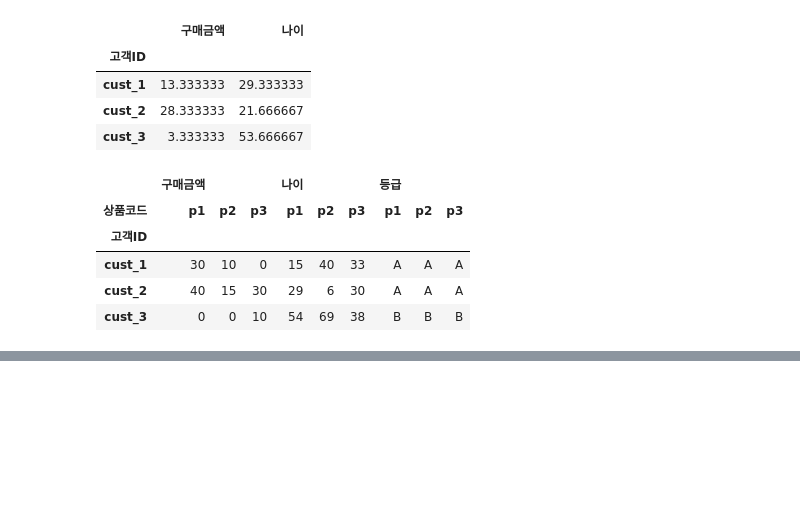
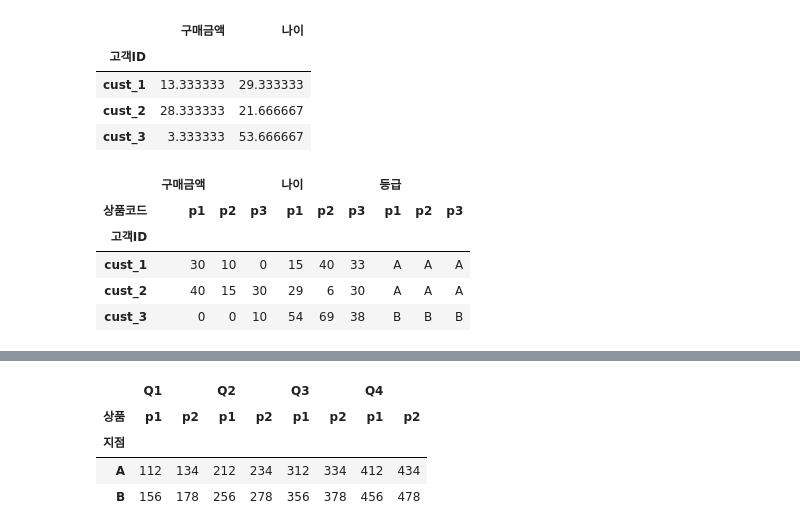
Before and after one commit to Jingu-Tr-Lee-06/Study_AICE, a Jupyter notebook: PythonNoteBook/AICE_Pandas_실습.ipynb, the cells around one changed output, grey strips where cells are left out. Saved outputs shown, nothing was run; the diff lists cells and outputs as text; code cells hidden in the pictures; blank space fills up the shorter version.

```diff
--- a/PythonNoteBook/AICE_Pandas_실습.ipynb
+++ b/PythonNoteBook/AICE_Pandas_실습.ipynb
@@ -314,0 +506,9 @@ sample.pivot_table(index = '고객ID', columns = '상품코드', aggfunc = 'sum'
+# %%
+df = pd.DataFrame({
+    '지점': ['A', 'A', 'B', 'B'],
+    '상품': ['p1', 'p2', 'p1', 'p2'],
+    'Q1': [112, 134, 156, 178],
+    'Q2': [212, 234, 256, 278],
+    'Q3': [312, 334, 356, 378],
+    'Q4': [412, 434, 456, 478]
+})
@@ -314,0 +617,2 @@ sample.pivot_table(index = '고객ID', columns = '상품코드', aggfunc = 'sum'
+# %%
+df1 = df.set_index('지점')
@@ -314,0 +636,2 @@ sample.pivot_table(index = '고객ID', columns = '상품코드', aggfunc = 'sum'
+# %%
+df2 = df.set_index(['지점', '상품'])
@@ -314,0 +647,8 @@ sample.pivot_table(index = '고객ID', columns = '상품코드', aggfunc = 'sum'
+# %%
+df2.unstack(1)
+# %% [output]
+|  | Q1 |  | Q2 |  | Q3 |  | Q4 |  |
+| 상품 | p1 | p2 | p1 | p2 | p1 | p2 | p1 | p2 |
+| 지점 |  |  |  |  |  |  |  |  |
+| A | 112 | 134 | 212 | 234 | 312 | 334 | 412 | 434 |
+| B | 156 | 178 | 256 | 278 | 356 | 378 | 456 | 478 |
```
Also changed, not shown: parts of 42 cells of this notebook.
